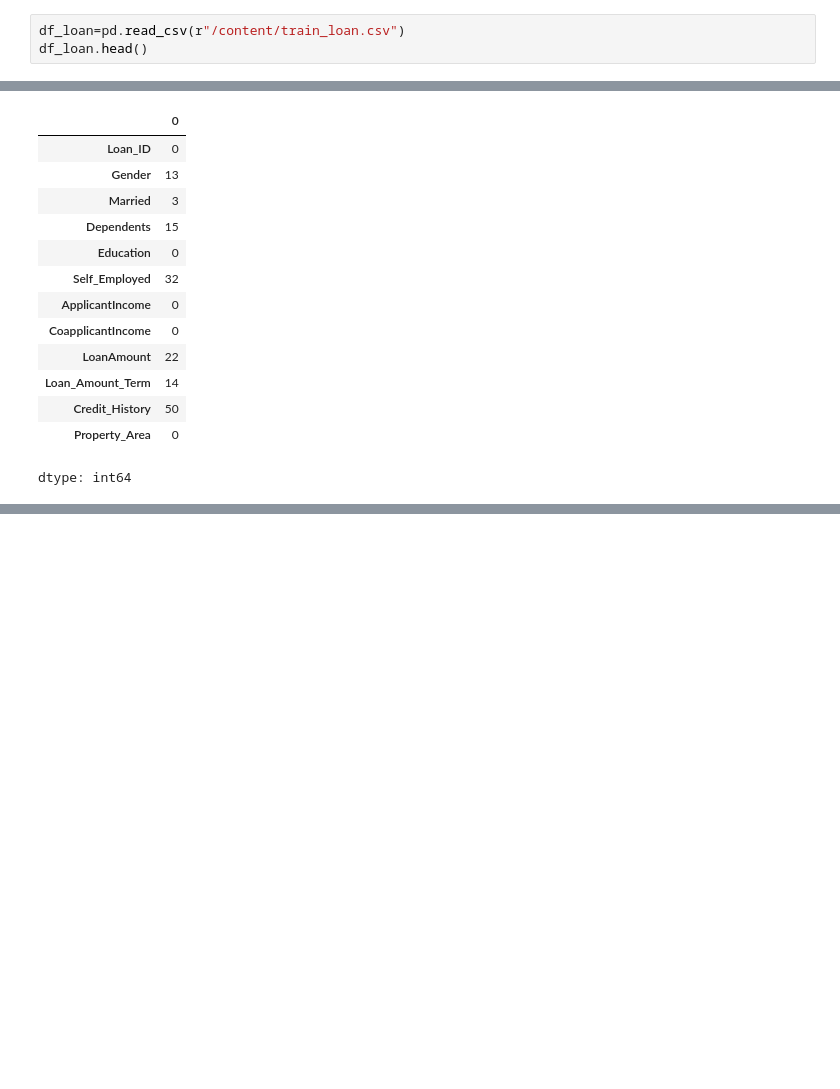
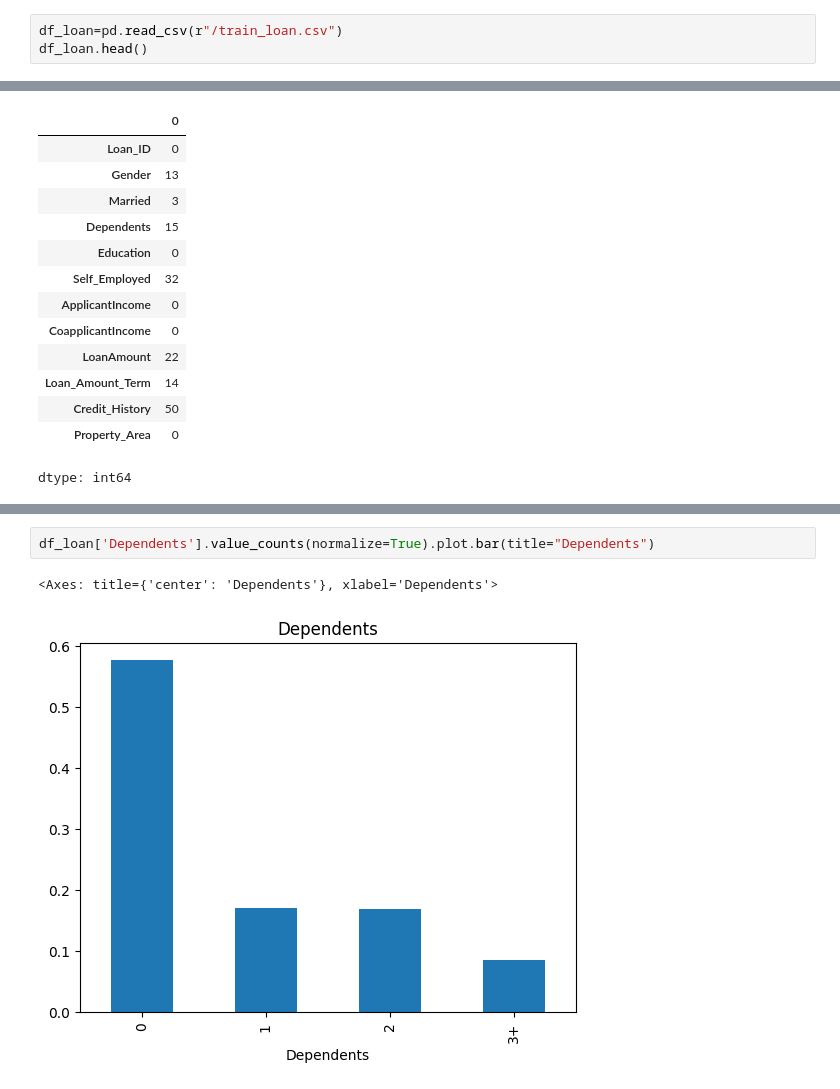
Before and after one commit to Vanshikava/train_loan, a Jupyter notebook: chapter_appendix-tools-for-deep-learning/jupyter.ipynb, the cells around one changed output, grey strips where cells are left out. Drawn from its saved outputs; the diff is of its cells as text; blank space fills up the shorter version.

```diff
--- a/chapter_appendix-tools-for-deep-learning/jupyter.ipynb
+++ b/chapter_appendix-tools-for-deep-learning/jupyter.ipynb
@@ -158,7 +158,7 @@ import seaborn as sns
 import matplotlib.pyplot as plt
 %matplotlib inline
 # %%
-df_loan=pd.read_csv(r"/content/train_loan.csv")
+df_loan=pd.read_csv(r"/train_loan.csv")
 df_loan.head()
 # %% [output]
 |  | Loan_ID | Gender | Married | Dependents | Education | Self_Employed | ApplicantIncome | CoapplicantIncome | ... |
@@ -265,0 +425,5 @@ dtype: int64
+# %%
+df_loan['Dependents'].value_counts(normalize=True).plot.bar(title="Dependents")
+# %% [output]
+<Axes: title={'center': 'Dependents'}, xlabel='Dependents'>
+[figure, added]
```
Also changed, not shown: parts of 13 cells of this notebook.
